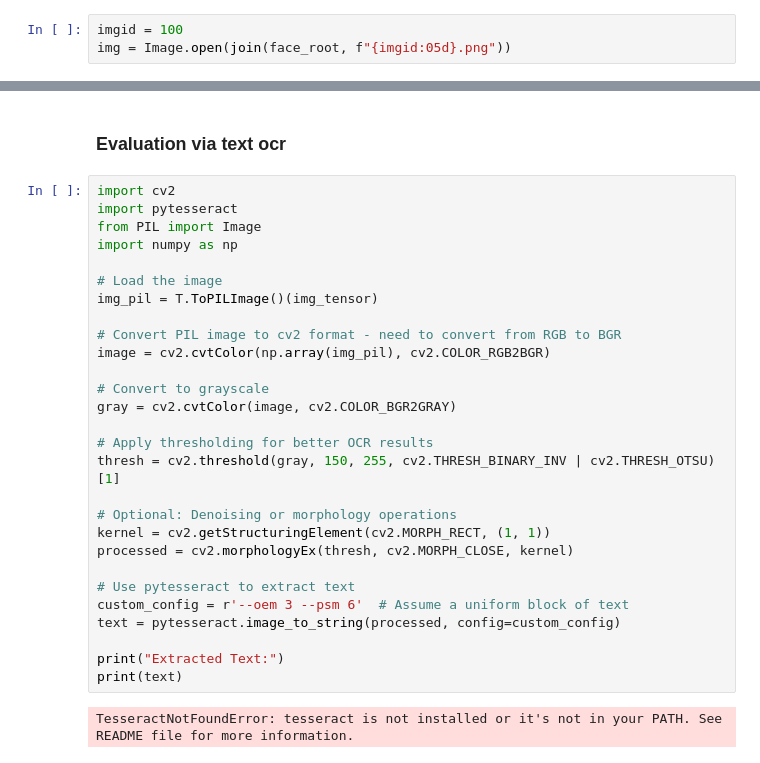
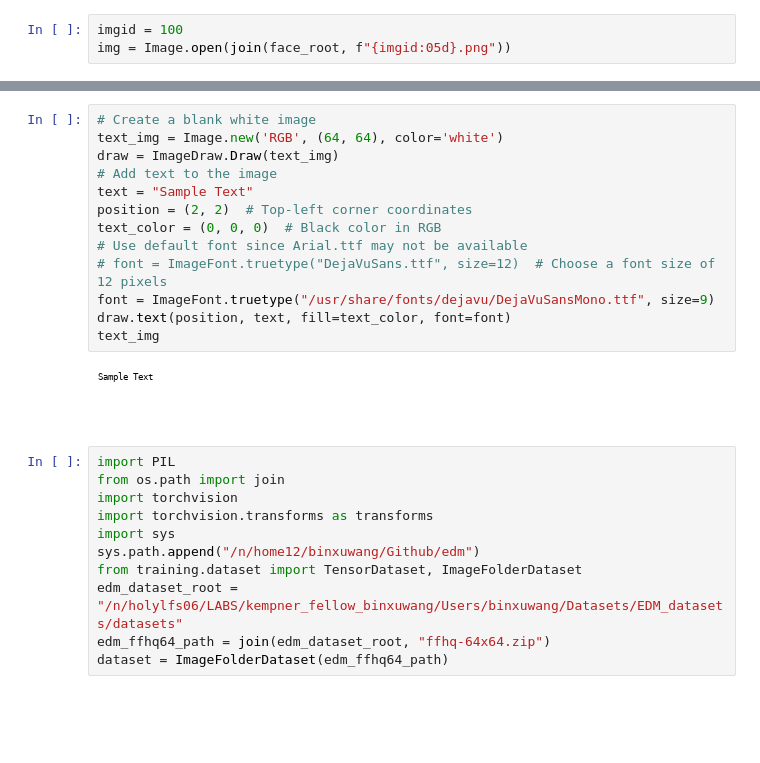
Before and after one commit to Animadversio/DiffusionLearningCurve, a Jupyter notebook: notebook/dataset_face_text.ipynb, the cells around one changed output, grey strips where cells are left out. Cells and saved outputs as stored; diff of their text form; blank space fills up the shorter version.

Commit message:
add datasets

```diff
--- a/notebook/dataset_face_text.ipynb
+++ b/notebook/dataset_face_text.ipynb
@@ -459,32 +17,26 @@ plt.axis("off")
-# %% [markdown]
-### Evaluation via text ocr
-# %%
-import cv2
-import pytesseract
-from PIL import Image
-import numpy as np
-
-# Load the image
-img_pil = T.ToPILImage()(img_tensor)
-
-# Convert PIL image to cv2 format - need to convert from RGB to BGR
-image = cv2.cvtColor(np.array(img_pil), cv2.COLOR_RGB2BGR)
-
-# Convert to grayscale
-gray = cv2.cvtColor(image, cv2.COLOR_BGR2GRAY)
-
-# Apply thresholding for better OCR results
-thresh = cv2.threshold(gray, 150, 255, cv2.THRESH_BINARY_INV | cv2.THRESH_OTSU)[1]
-
-# Optional: Denoising or morphology operations
-kernel = cv2.getStructuringElement(cv2.MORPH_RECT, (1, 1))
-processed = cv2.morphologyEx(thresh, cv2.MORPH_CLOSE, kernel)
-
-# Use pytesseract to extract text
-custom_config = r'--oem 3 --psm 6'  # Assume a uniform block of text
-text = pytesseract.image_to_string(processed, config=custom_config)
-
-print("Extracted Text:")
-print(text)
-# %% [output]
-TesseractNotFoundError: tesseract is not installed or it's not in your PATH. See README file for more information.
+# %%
+# Create a blank white image
+text_img = Image.new('RGB', (64, 64), color='white')
+draw = ImageDraw.Draw(text_img)
+# Add text to the image
+text = "Sample Text"
+position = (2, 2)  # Top-left corner coordinates
+text_color = (0, 0, 0)  # Black color in RGB
+# Use default font since Arial.ttf may not be available
+# font = ImageFont.truetype("DejaVuSans.ttf", size=12)  # Choose a font size of 12 pixels
+font = ImageFont.truetype("/usr/share/fonts/dejavu/DejaVuSansMono.ttf", size=9)
+draw.text(position, text, fill=text_color, font=font)
+text_img
+# %% [output]
+[figure, added]
+# %%
+import PIL
+from os.path import join
+import torchvision
+import torchvision.transforms as transforms
+import sys
+sys.path.append("/n/home12/binxuwang/Github/edm")
+from training.dataset import TensorDataset, ImageFolderDataset
+edm_dataset_root = "/n/holylfs06/LABS/kempner_fellow_binxuwang/Users/binxuwang/Datasets/EDM_datasets/datasets"
+edm_ffhq64_path = join(edm_dataset_root, "ffhq-64x64.zip")
+dataset = ImageFolderDataset(edm_ffhq64_path)
```
Also changed, not shown: parts of 56 cells of this notebook.
